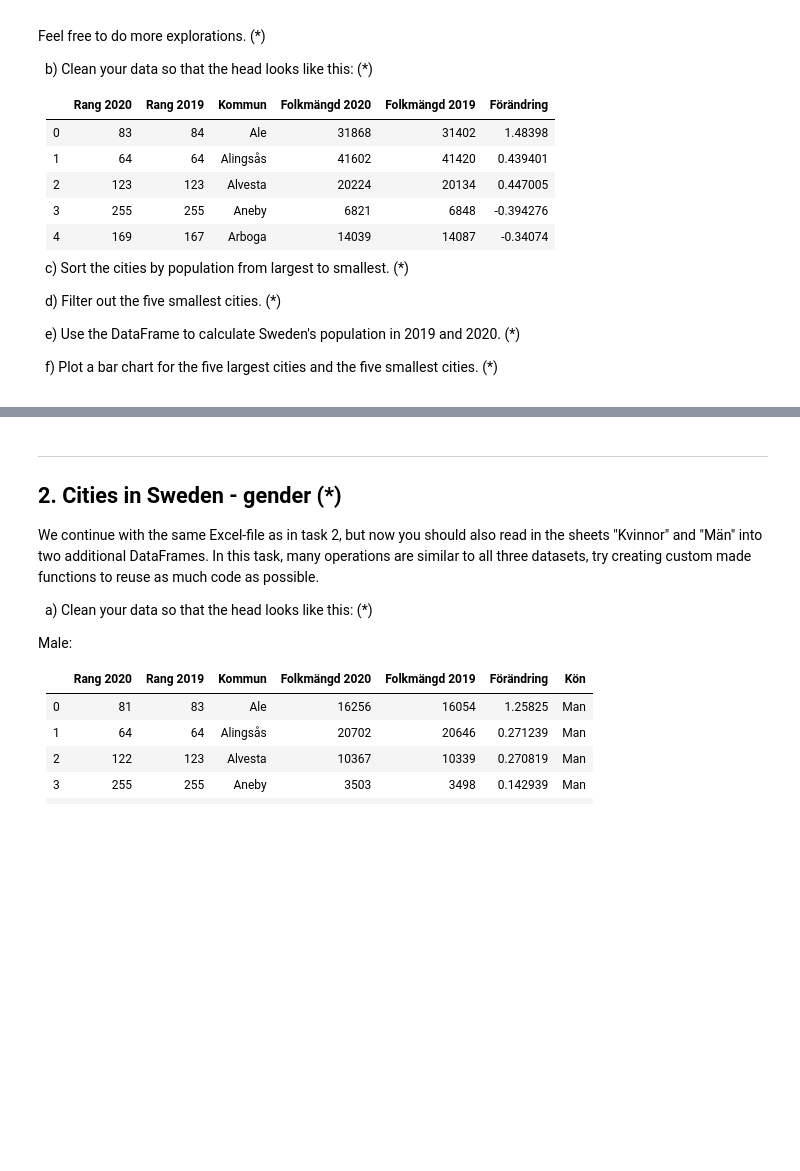
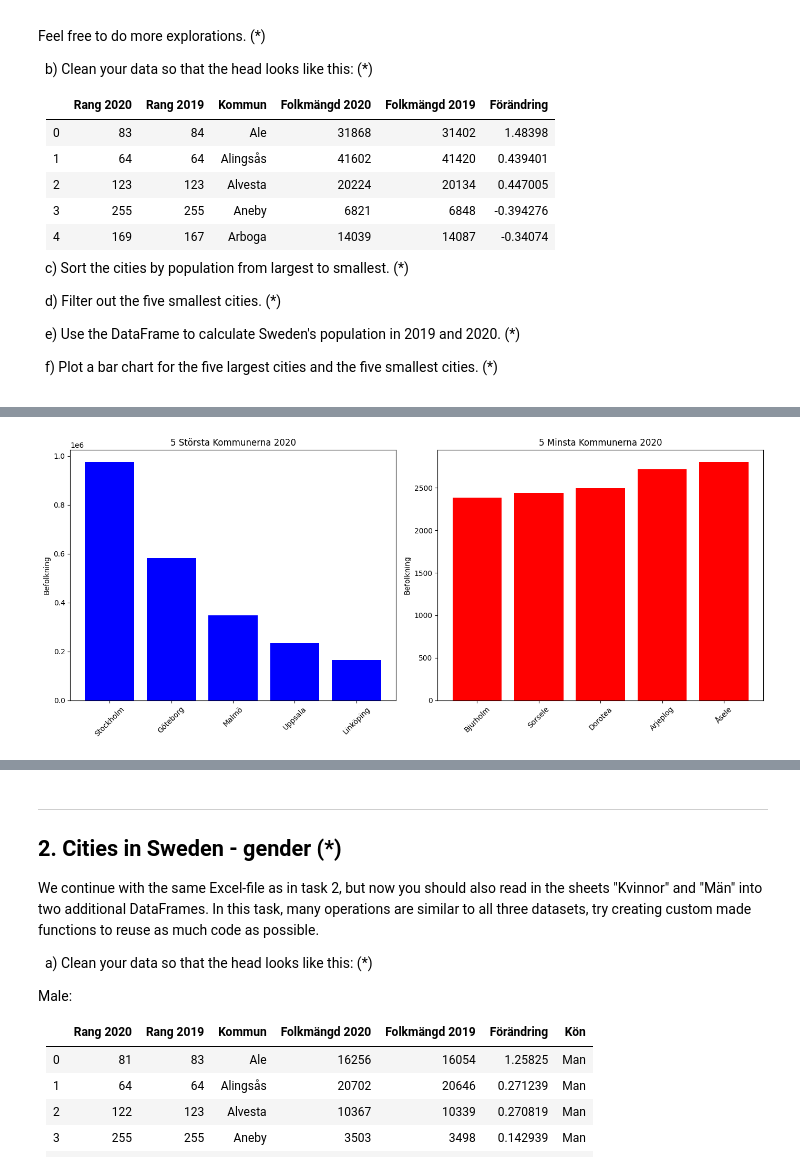
Before and after one commit to Utjiman/Python-Richard-Boden-OPA23, a Jupyter notebook: Exercise/1.0_pandas_fundamentals.ipynb, the cells around one changed output, grey strips where cells are left out. Saved outputs shown, nothing was run; the diff lists cells and outputs as text; code cells hidden in the pictures; blank space fills up the shorter version.

```diff
--- a/Exercise/1.0_pandas_fundamentals.ipynb
+++ b/Exercise/1.0_pandas_fundamentals.ipynb
@@ -145,0 +373,29 @@ Feel free to do more explorations. (*)
+# %%
+# Förbered data
+names_largest = df_5biggest['Kommun']  # Hämtar kommunnamnen för de 5 största kommunerna
+populations_largest = df_5biggest['Folkmängd 2020']  # Hämtar befolkningsstorleken för 2020 för de 5 största kommunerna
+names_smallest = df_5smallest['Kommun']  # Hämtar kommunnamnen för de 5 minsta kommunerna
+populations_smallest = df_5smallest['Folkmängd 2020']  # Hämtar befolkningsstorleken för 2020 för de 5 minsta kommunerna
+
+# Skapa subplots: 1 rad, 2 kolumner
+fig, axes = plt.subplots(nrows=1, ncols=2, figsize=(14, 6))  # Skapar en figur och två diagram bredvid varandra
+
+# Plotta för de 5 största kommunerna
+axes[0].bar(names_largest, populations_largest, color='blue')  # Skapar ett stapeldiagram för de 5 största kommunerna i blått
+axes[0].set_title('5 Största Kommunerna 2020')  # Sätter titeln på det första diagrammet
+axes[0].set_ylabel('Befolkning')  # Sätter y-axelns etikett för det första diagrammet
+axes[0].tick_params(axis='x', rotation=45)  # Roterar texten på x-axeln för bättre läsbarhet
+
+# Plotta för de 5 minsta kommunerna
+axes[1].bar(names_smallest, populations_smallest, color='red')  # Skapar ett stapeldiagram för de 5 minsta kommunerna i rött
+axes[1].set_title('5 Minsta Kommunerna 2020')  # Sätter titeln på det andra diagrammet
+axes[1].set_ylabel('Befolkning')  # Sätter y-axelns etikett för det andra diagrammet
+axes[1].tick_params(axis='x', rotation=45)  # Roterar texten på x-axeln för bättre läsbarhet
+
+# Justera layouten automatiskt för att säkerställa att diagrammen får plats och är läsbara
+plt.tight_layout()
+
+# Visa diagrammet
+plt.show()
+# %% [output]
+[figure, added]
```
Also changed, not shown: parts of 36 cells of this notebook, 5 other files.
